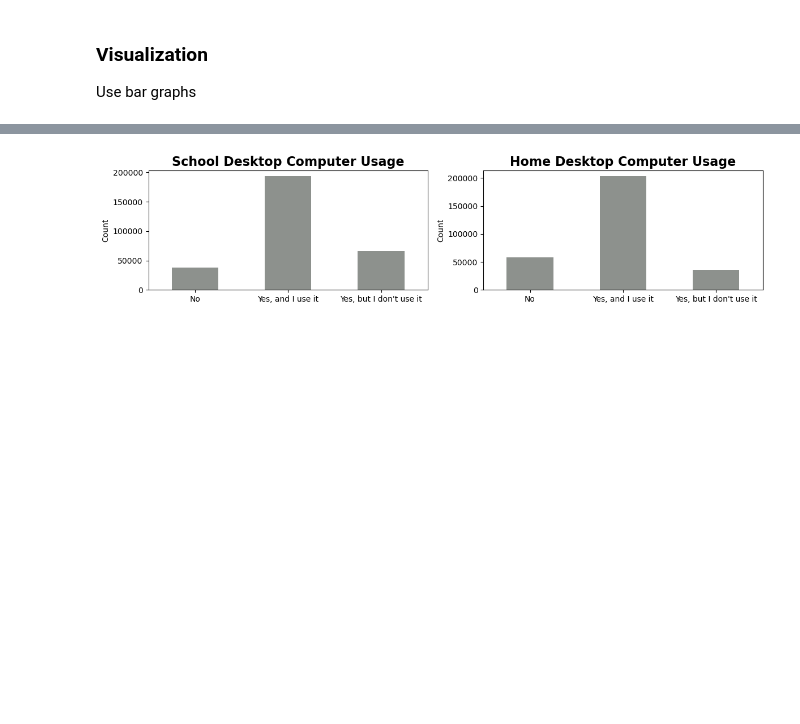
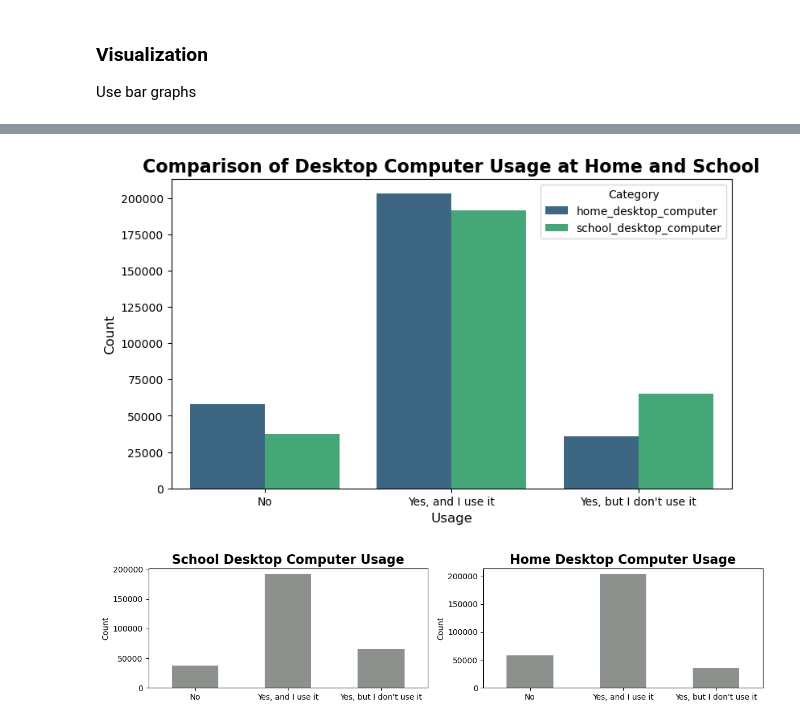
Before and after one commit to Daviedavie100/Pisa2012_data_analysis, a Jupyter notebook: Exploration.ipynb, the cells around one changed output, grey strips where cells are left out. Saved outputs shown, nothing was run; the diff lists cells and outputs as text; code cells hidden in the pictures; blank space fills up the shorter version.

```diff
--- a/Exploration.ipynb
+++ b/Exploration.ipynb
@@ -906,3 +921,6 @@ pisa_clean.head(5)
 ### Visualization
 
 Use bar graphs
+# %%
+com=pisa_clean[~pisa_clean['home_desktop_computer'].isna()]
+com[~com['school_desktop_computer'].isna()]
@@ -908,0 +941,8 @@ Use bar graphs
+# %%
+# Reshape the data to long format
+com_melted = com.melt(
+    value_vars=['home_desktop_computer', 'school_desktop_computer'],
+    var_name='Category',
+    value_name='Usage'
+)
+com_melted.value_counts().reset_index()
@@ -909,3 +957,21 @@ Use bar graphs
+# %%
+# set plot dimensions
+plt.figure(figsize=[9, 5])
+
+# create labels
+labels=['No', 'Yes, and I use it', 'Yes, but I don\'t use it']
+
+# Create the barplot
+sb.barplot(data=com_melted.value_counts().reset_index(), x='Usage', y=0, hue='Category', order=labels, palette='viridis')
+
+# Add labels and title
+plt.xlabel('Usage', fontsize=12)
+plt.ylabel('Count', fontsize=12)
+plt.title('Comparison of Desktop Computer Usage at Home and School', fontsize=16, fontweight='bold')
+
+plt.show()
+# %% [output]
+[figure, added]
 # %%
 # set plot dimensions
 plt.figure(figsize=[14, 6])
```
Also changed, not shown: parts of 5 cells of this notebook.
